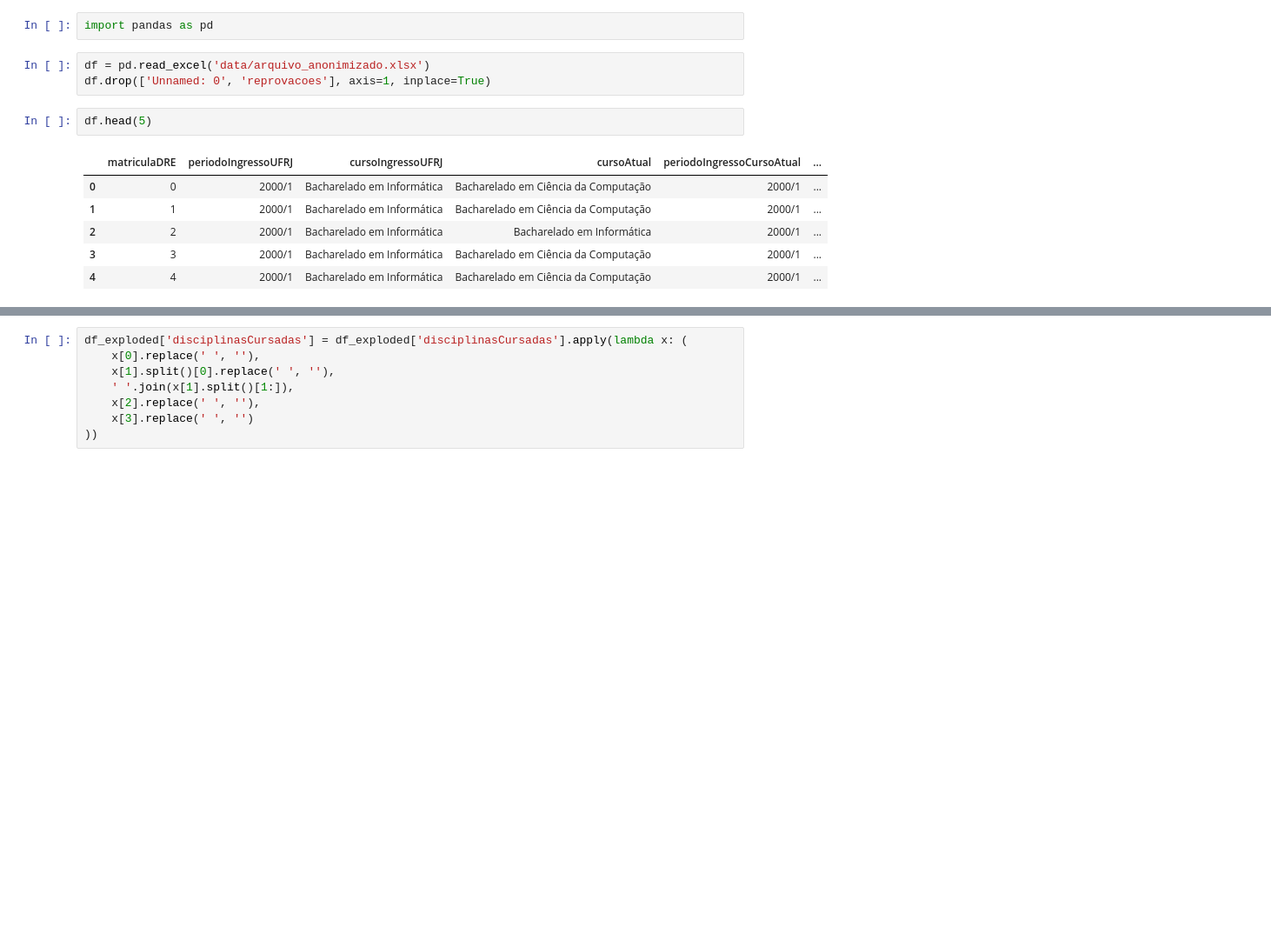
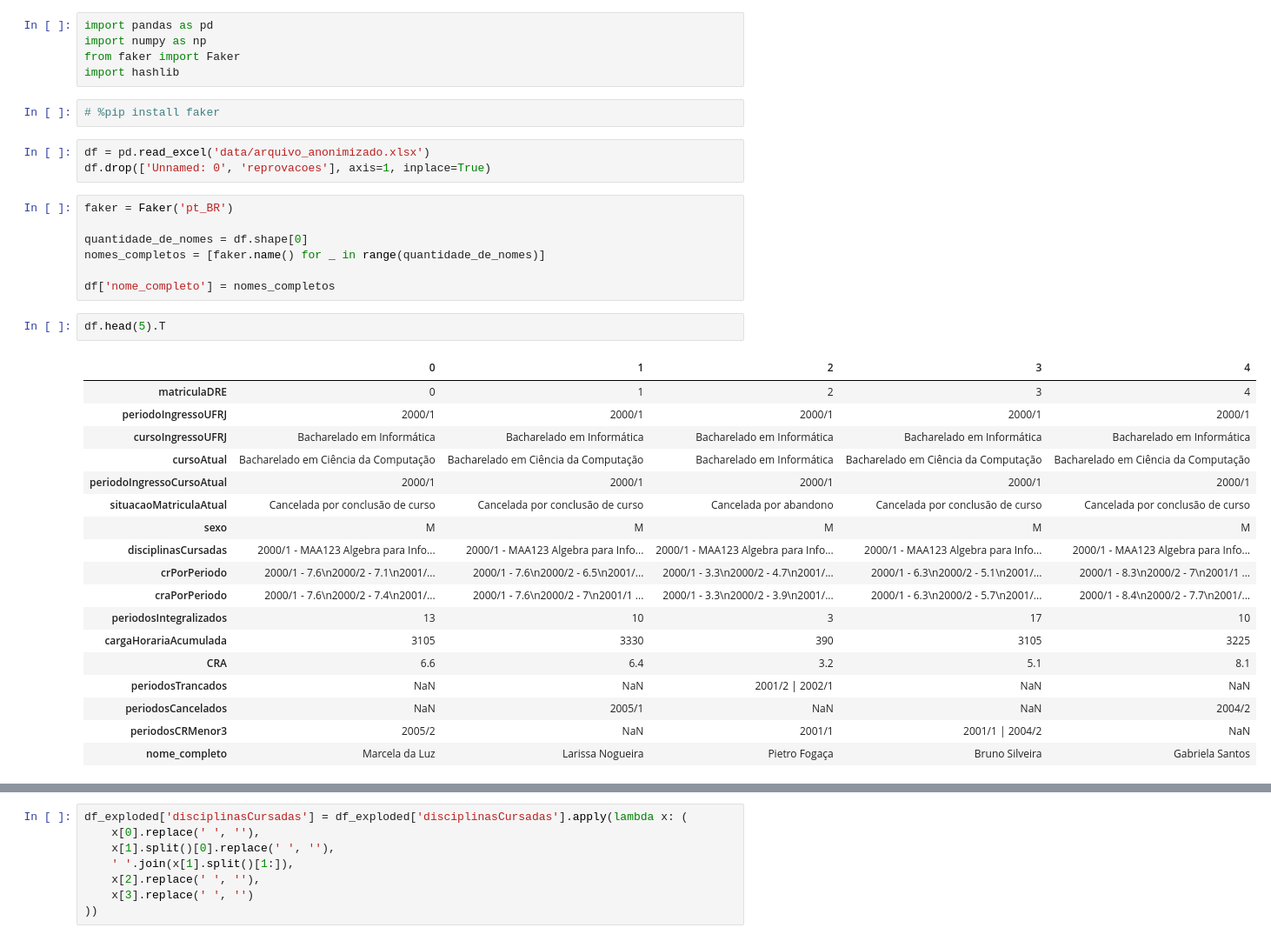
Before and after one commit to MarcosEduard0/Streamlit-TCC, a Jupyter notebook: marcos.ipynb, the cells around one changed output, grey strips where cells are left out. Shown at 87% size. Saved outputs shown, nothing was run; the diff lists cells and outputs as text; blank space fills up the shorter version.

```diff
--- a/marcos.ipynb
+++ b/marcos.ipynb
@@ -1,17 +1,41 @@
-# %%
-import pandas as pd
+# %%
+import pandas as pd
+import numpy as np
+from faker import Faker
+import hashlib
+# %%
+# %pip install faker
 # %%
 df = pd.read_excel('data/arquivo_anonimizado.xlsx')
 df.drop(['Unnamed: 0', 'reprovacoes'], axis=1, inplace=True)
+# %%
+faker = Faker('pt_BR')
+
+quantidade_de_nomes = df.shape[0]
+nomes_completos = [faker.name() for _ in range(quantidade_de_nomes)]
+
+df['nome_completo'] = nomes_completos
 # %%
-df.head(5)
+df.head(5).T
 # %% [output]
-|  | matriculaDRE | periodoIngressoUFRJ | cursoIngressoUFRJ | cursoAtual | periodoIngressoCursoAtual | ... |
-| 0 | 0 | 2000/1 | Bacharelado em Informática | Bacharelado em Ciência da Computação | 2000/1 | ... |
-| 1 | 1 | 2000/1 | Bacharelado em Informática | Bacharelado em Ciência da Computação | 2000/1 | ... |
-| 2 | 2 | 2000/1 | Bacharelado em Informática | Bacharelado em Informática | 2000/1 | ... |
-| 3 | 3 | 2000/1 | Bacharelado em Informática | Bacharelado em Ciência da Computação | 2000/1 | ... |
-| 4 | 4 | 2000/1 | Bacharelado em Informática | Bacharelado em Ciência da Computação | 2000/1 | ... |
+|  | 0 | 1 | 2 | 3 | 4 |
+| matriculaDRE | 0 | 1 | 2 | 3 | 4 |
+| periodoIngressoUFRJ | 2000/1 | 2000/1 | 2000/1 | 2000/1 | 2000/1 |
+| cursoIngressoUFRJ | Bacharelado em Informática | Bacharelado em Informática | Bacharelado em Informática | Bacharelado em Informática | Bacharelado em Informática |
+| cursoAtual | Bacharelado em Ciência da Computação | Bacharelado em Ciência da Computação | Bacharelado em Informática | Bacharelado em Ciência da Computação | Bacharelado em Ciência da Computação |
+| periodoIngressoCursoAtual | 2000/1 | 2000/1 | 2000/1 | 2000/1 | 2000/1 |
+| situacaoMatriculaAtual | Cancelada por conclusão de curso | Cancelada por conclusão de curso | Cancelada por abandono | Cancelada por conclusão de curso | Cancelada por conclusão de curso |
+| sexo | M | M | M | M | M |
+| disciplinasCursadas | 2000/1 - MAA123 Algebra para Info... | 2000/1 - MAA123 Algebra para Info... | 2000/1 - MAA123 Algebra para Info... | 2000/1 - MAA123 Algebra para Info... | 2000/1 - MAA123 Algebra para Info... |
+| crPorPeriodo | 2000/1 - 7.6\n2000/2 - 7.1\n2001/... | 2000/1 - 7.6\n2000/2 - 6.5\n2001/... | 2000/1 - 3.3\n2000/2 - 4.7\n2001/... | 2000/1 - 6.3\n2000/2 - 5.1\n2001/... | 2000/1 - 8.3\n2000/2 - 7\n2001/1 ... |
+| craPorPeriodo | 2000/1 - 7.6\n2000/2 - 7.4\n2001/... | 2000/1 - 7.6\n2000/2 - 7\n2001/1 ... | 2000/1 - 3.3\n2000/2 - 3.9\n2001/... | 2000/1 - 6.3\n2000/2 - 5.7\n2001/... | 2000/1 - 8.4\n2000/2 - 7.7\n2001/... |
+| periodosIntegralizados | 13 | 10 | 3 | 17 | 10 |
+| cargaHorariaAcumulada | 3105 | 3330 | 390 | 3105 | 3225 |
+| CRA | 6.6 | 6.4 | 3.2 | 5.1 | 8.1 |
+| periodosTrancados | NaN | NaN | 2001/2 | 2002/1 | NaN | NaN |
+| periodosCancelados | NaN | 2005/1 | NaN | NaN | 2004/2 |
+| periodosCRMenor3 | 2005/2 | NaN | 2001/1 | 2001/1 | 2004/2 | NaN |
+| nome_completo | Marcela da Luz | Larissa Nogueira | Pietro Fogaça | Bruno Silveira | Gabriela Santos |
 # %%
 df.info()
 # %% [output]
```
Also changed, not shown: parts of 47 cells of this notebook, 3 other files.
